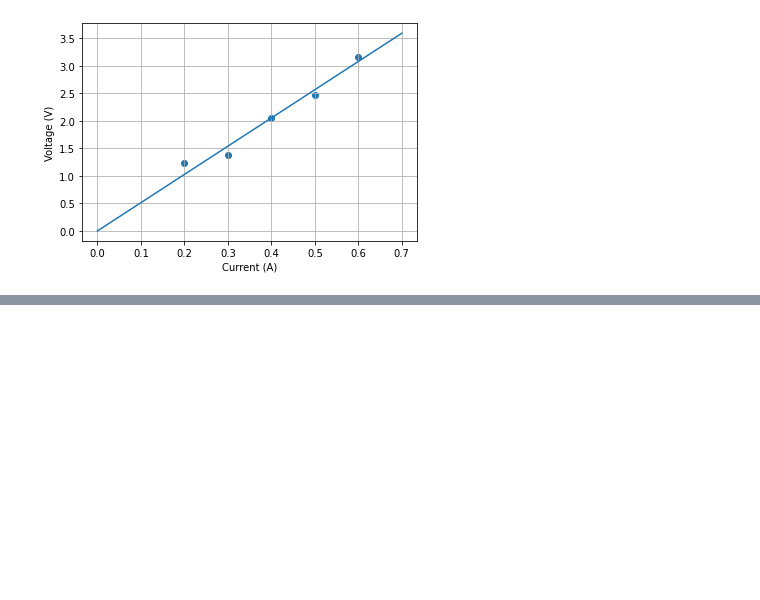
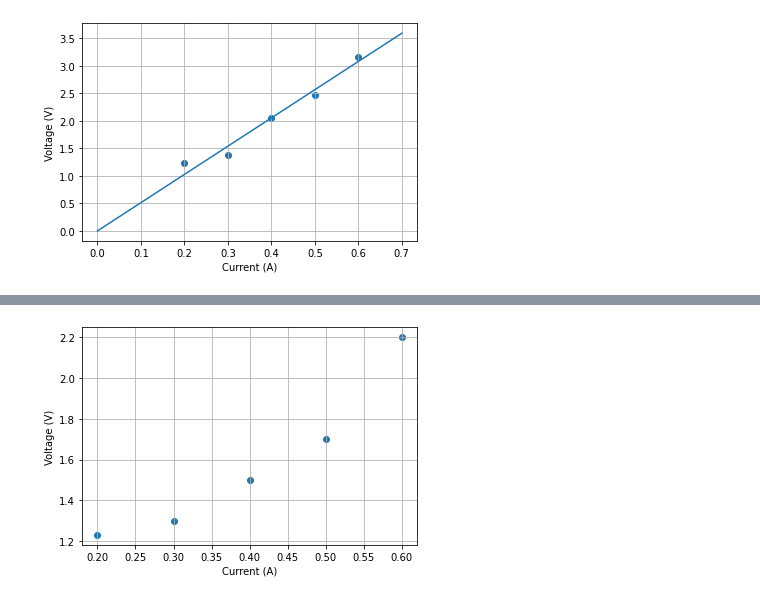
Before and after one commit to vkjadon/State-Estimation, a Jupyter notebook: 1-leastSquare.ipynb, the cells around one changed output, grey strips where cells are left out. Cells and saved outputs as stored; diff of their text form; code cells hidden in the pictures; blank space fills up the shorter version.

```diff
--- a/1-leastSquare.ipynb
+++ b/1-leastSquare.ipynb
@@ -95,0 +112,16 @@ plt.show()
+# %%
+import numpy as np
+from numpy.linalg import inv
+import matplotlib.pyplot as plt
+
+# Store the voltage and current data as column vectors.
+I = np.array([[0.2, 0.3, 0.4, 0.5, 0.6]]).T
+V = np.array([[1.23, 1.30, 1.5, 1.7, 2.2]]).T
+# %%
+plt.scatter(I, V)
+plt.xlabel('Current (A)')
+plt.ylabel('Voltage (V)')
+plt.grid(True)
+plt.show()
+# %% [output]
+[figure, added]
```
Also changed, not shown: parts of 8 cells of this notebook.
